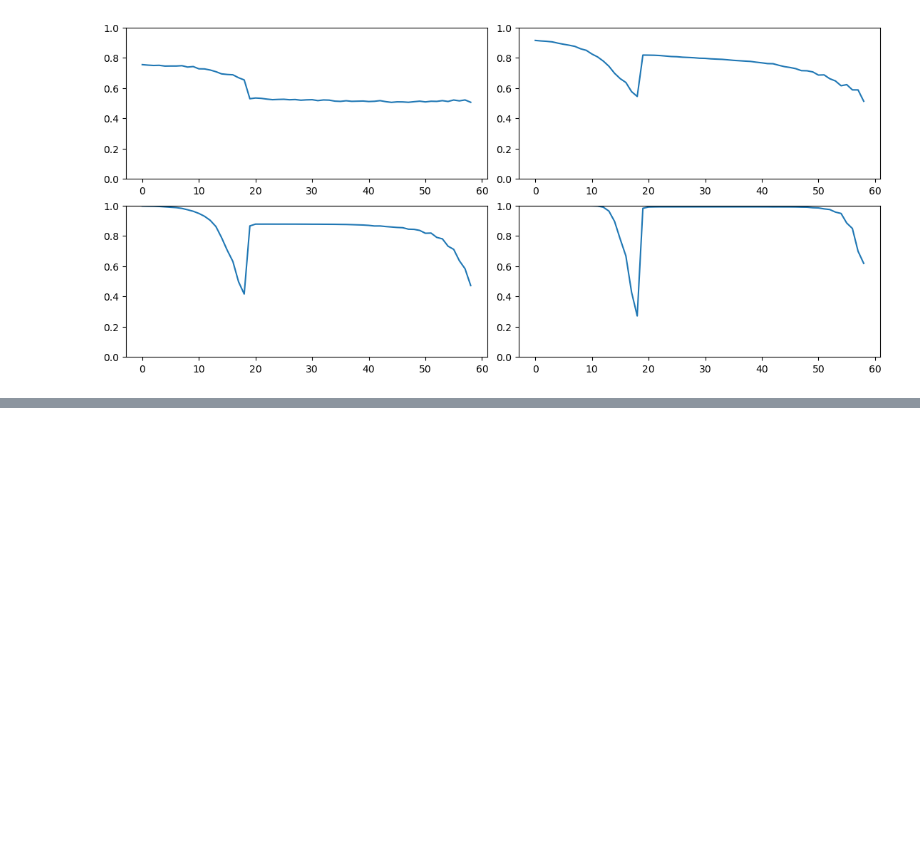
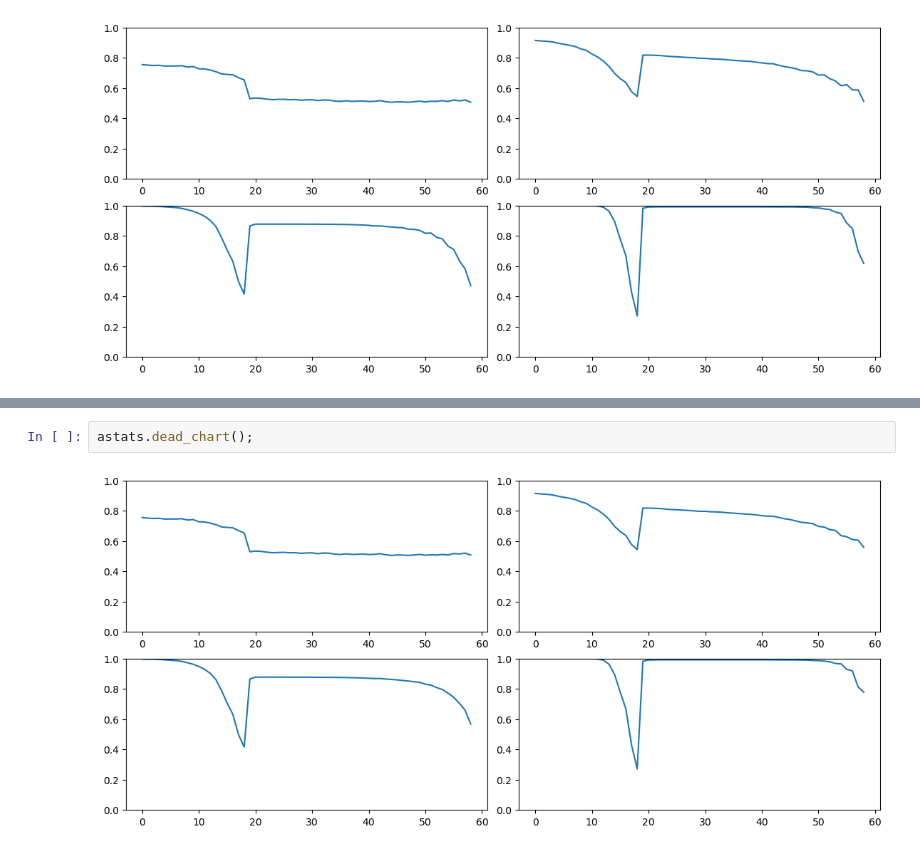
Before and after one commit to bachaudhry/FastAI-22-23, a Jupyter notebook: course_part_2/10_activations.ipynb, the cells around one changed output, grey strips where cells are left out. Drawn from its saved outputs; the diff is of its cells as text; blank space fills up the shorter version.

```diff
--- a/course_part_2/10_activations.ipynb
+++ b/course_part_2/10_activations.ipynb
@@ -392,0 +433,4 @@ for ax,h in zip(axes.flatten(), hc):
+# %%
+astats.dead_chart();
+# %% [output]
+[figure, added]
```
Also changed, not shown: parts of 7 cells of this notebook.
